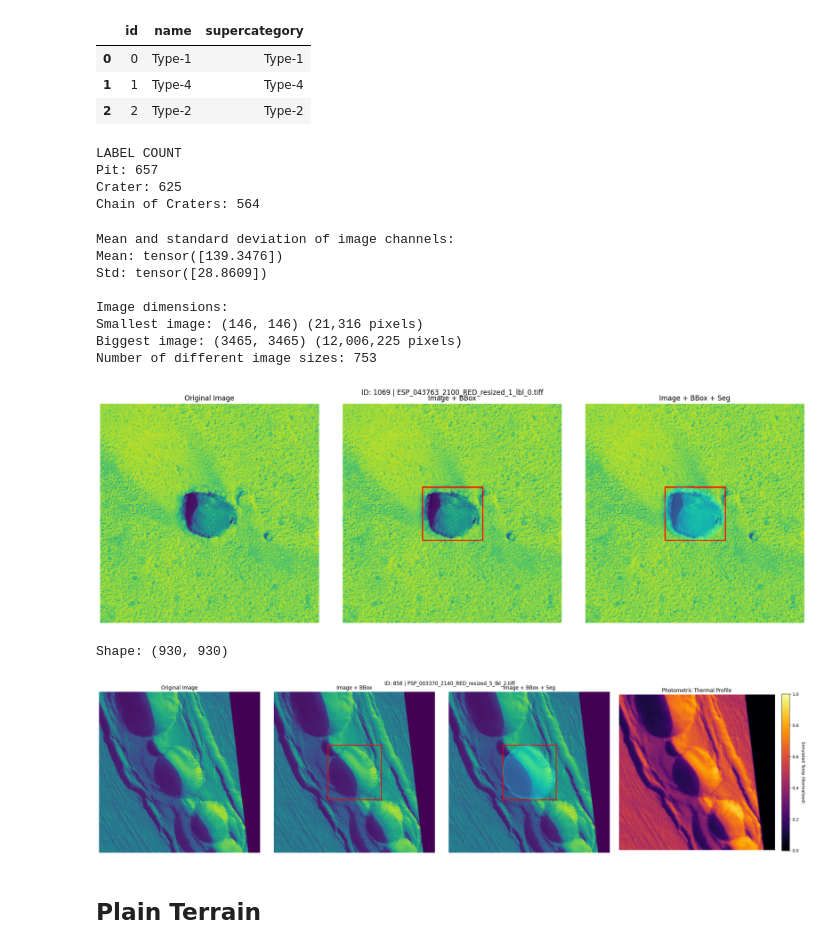
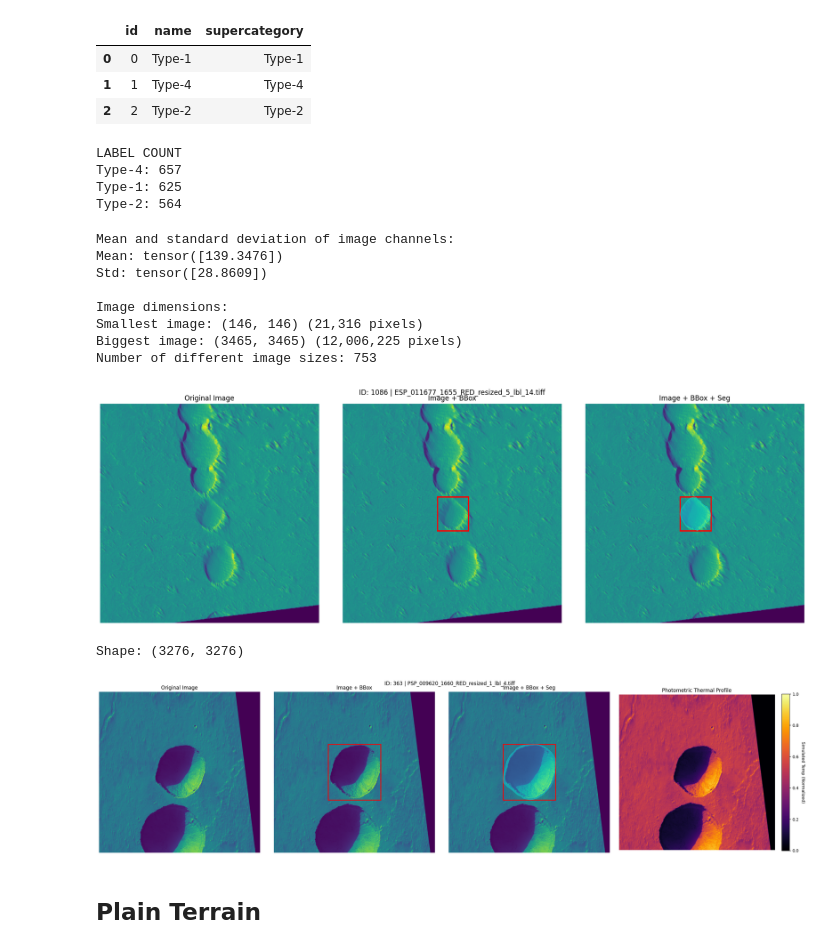
Before and after one commit to GianM0027/lavatube_finder, a Jupyter notebook: data_overview.ipynb, the cells around one changed output. Cells and saved outputs as stored; diff of their text form; code cells hidden in the pictures.

```diff
--- a/data_overview.ipynb
+++ b/data_overview.ipynb
@@ -94,7 +97,7 @@ deep_landforms_metadata_categories
 | 2 | 2 | Type-2 | Type-2 |
 # %%
 counts = deep_landforms_metadata_annotations["category_id"].value_counts()
-map = {0: "Crater", 1: "Pit", 2:"Chain of Craters"}
+map = {0: "Type-1", 1: "Type-4", 2:"Type-2"}
 
 print("LABEL COUNT")
 for category_id, count in counts.items():
@@ -102,9 +105,9 @@ for category_id, count in counts.items():
     print(f"{label}: {count}")
 # %% [output]
 LABEL COUNT
-Pit: 657
-Crater: 625
-Chain of Craters: 564
+Type-4: 657
+Type-1: 625
+Type-2: 564
 # %%
 # Initialize variables to accumulate mean and std
 mean = torch.zeros(1)
@@ -185,7 +188,7 @@ Smallest image: (146, 146) (21,316 pixels)
 Biggest image: (3465, 3465) (12,006,225 pixels)
 Number of different image sizes: 753
 # %%
-deep_landforms_metadata_annotations_copy = deep_landforms_metadata_annotations[deep_landforms_metadata_annotations["category_id"] == 0]
+deep_landforms_metadata_annotations_copy = deep_landforms_metadata_annotations[deep_landforms_metadata_annotations["category_id"] == 1]
 deep_landforms_metadata_annotations_copy.reset_index(inplace=True)
 
 random_id = np.random.randint(len(deep_landforms_metadata_annotations_copy))
@@ -206,34 +209,34 @@ with open(f'data/DeepLandforms_dataset/{image_name.replace(".tiff", ".json")}')
 #print(example_json)
 
 fig, axs = plt.subplots(1, 3, figsize=(18, 6))
 
 axs[0].imshow(example)
 axs[0].set_title("Original Image")
 
 axs[1].imshow(example)
 x_min, y_min, width, height = bounding_box
 rect = patches.Rectangle((x_min, y_min), width, height, linewidth=2, edgecolor='red', facecolor='none')
 axs[1].add_patch(rect)
 axs[1].set_title("Image + BBox")
 
 axs[2].imshow(example)
 rect2 = patches.Rectangle((x_min, y_min), width, height, linewidth=2, edgecolor='red', facecolor='none')
 axs[2].add_patch(rect2)
 if isinstance(segmentation, list):
     for sub_polygon in segmentation:
         poly_coords = np.array(sub_polygon).reshape(-1, 2)
         polygon = patches.Polygon(poly_coords, closed=True, linewidth=1, edgecolor='cyan', facecolor='cyan', alpha=0.3)
         axs[2].add_patch(polygon)
 axs[2].set_title("Image + BBox + Seg")
 
 for ax in axs:
     ax.axis('off')
 
 plt.suptitle(f"ID: {random_id} | {image_name}")
 plt.tight_layout()
 plt.show()
 # %% [output]
-[figure, old version]
+[figure, new version]
 # %%
 import json
 import matplotlib.patches as patches
@@ -241,8 +244,6 @@ import matplotlib.pyplot as plt
 import numpy as np
 from PIL import Image
 from scipy.ndimage import gaussian_filter
-
-# --- [Assuming dataset metadata dataframes are already loaded] ---
 
 random_id = np.random.randint(len(deep_landforms_metadata_annotations))
 image_name = deep_landforms_metadata_imgs.loc[
@@ -339,8 +340,8 @@ plt.suptitle(f"ID: {random_id} | {image_name}")
 plt.tight_layout()
 plt.show()
 # %% [output]
-Shape: (930, 930)
+Shape: (3276, 3276)
-[figure, old version]
+[figure, new version]
 # %% [markdown]
 ## Plain Terrain
 # %%
```
Also changed, not shown: parts of 9 cells of this notebook, 8 other files.
